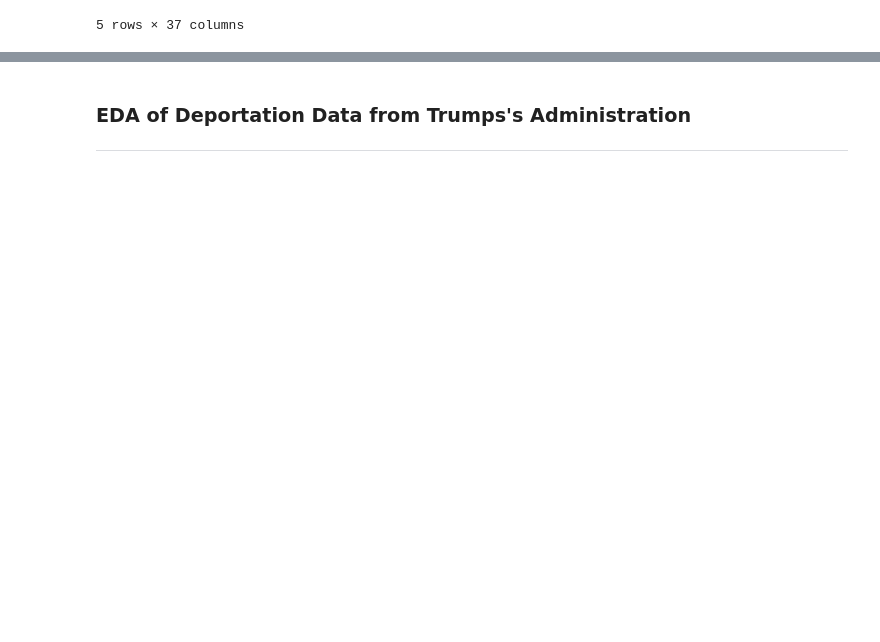
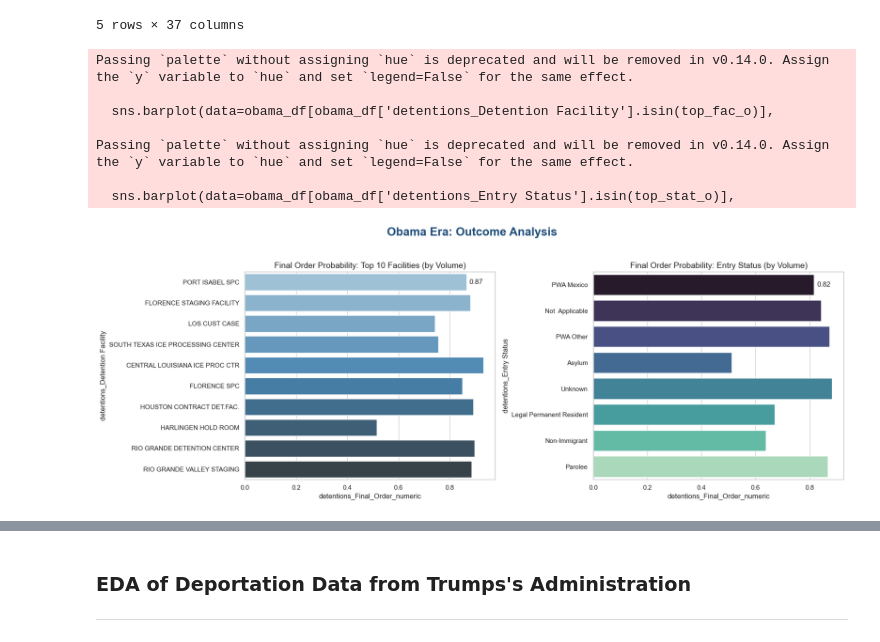
Before and after one commit to emilynnguyen1/ICE-Outcomes, a Jupyter notebook: notebooks/Exploratory-Data-Analysis.ipynb, the cells around one changed output, grey strips where cells are left out. Drawn from its saved outputs; the diff is of its cells as text; code cells hidden in the pictures; blank space fills up the shorter version.

```diff
--- a/notebooks/Exploratory-Data-Analysis.ipynb
+++ b/notebooks/Exploratory-Data-Analysis.ipynb
@@ -635,3 +657,35 @@ obama_df.head()
 | 3 | [5B] Removable - ICE Fugitive | 2012-07-05 | True | Unknown | ... |
 | 4 | [8E] Inadmissible - ICE Fugitive | 2012-11-19 | True | Hispanic Origin | ... |
 5 rows × 37 columns
+# %%
+# Obama Era: Outcome Analysis (Facilities & Entry Status)
+fig, axes = plt.subplots(1, 2, figsize=(18, 7))
+fig.suptitle("Obama Era: Outcome Analysis", fontsize=20, fontweight='bold', color='#1f4e79')
+
+# 1. Top Facilities (Ordered by Volume)
+top_fac_o = obama_df['detentions_Detention Facility'].value_counts().nlargest(10).index
+sns.barplot(data=obama_df[obama_df['detentions_Detention Facility'].isin(top_fac_o)],
+            y='detentions_Detention Facility', x='detentions_Final_Order_numeric',
+            palette='Blues_d', order=top_fac_o, errorbar=None, ax=axes[0])
+axes[0].set_title('Final Order Probability: Top 10 Facilities (by Volume)', fontsize=14)
+axes[0].bar_label(axes[0].containers[0], fmt='%.2f', padding=5)
+
+# 2. Entry Status (Ordered by Volume)
+top_stat_o = obama_df['detentions_Entry Status'].value_counts().nlargest(8).index
+sns.barplot(data=obama_df[obama_df['detentions_Entry Status'].isin(top_stat_o)],
+            x='detentions_Final_Order_numeric', y='detentions_Entry Status',
+            palette='mako', order=top_stat_o, errorbar=None, ax=axes[1])
+axes[1].set_title('Final Order Probability: Entry Status (by Volume)', fontsize=14)
+axes[1].bar_label(axes[1].containers[0], fmt='%.2f', padding=5)
+
+plt.tight_layout(rect=[0, 0.03, 1, 0.95])
+plt.show()
+# %% [output]
+Passing `palette` without assigning `hue` is deprecated and will be removed in v0.14.0. Assign the `y` variable to `hue` and set `legend=False` for the same effect.
+
+  sns.barplot(data=obama_df[obama_df['detentions_Detention Facility'].isin(top_fac_o)],
+
+Passing `palette` without assigning `hue` is deprecated and will be removed in v0.14.0. Assign the `y` variable to `hue` and set `legend=False` for the same effect.
+
+  sns.barplot(data=obama_df[obama_df['detentions_Entry Status'].isin(top_stat_o)],
+[figure, added]
```
Also changed, not shown: parts of 13 cells of this notebook.
